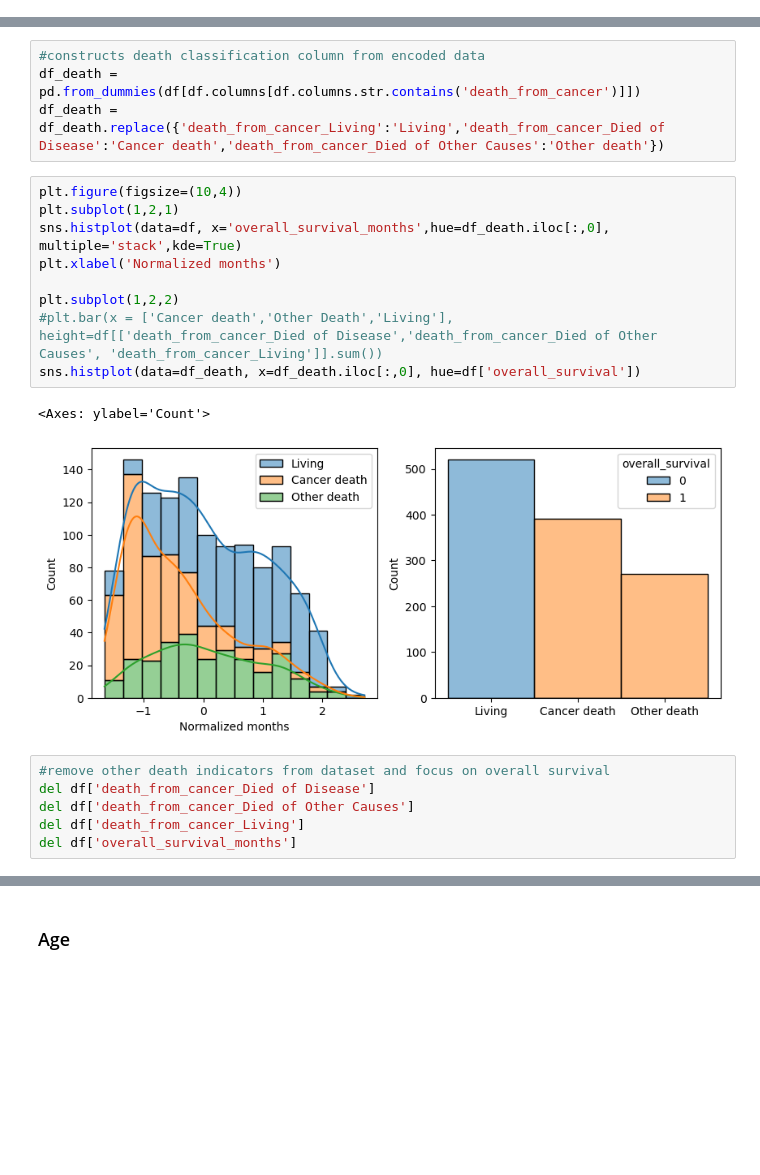
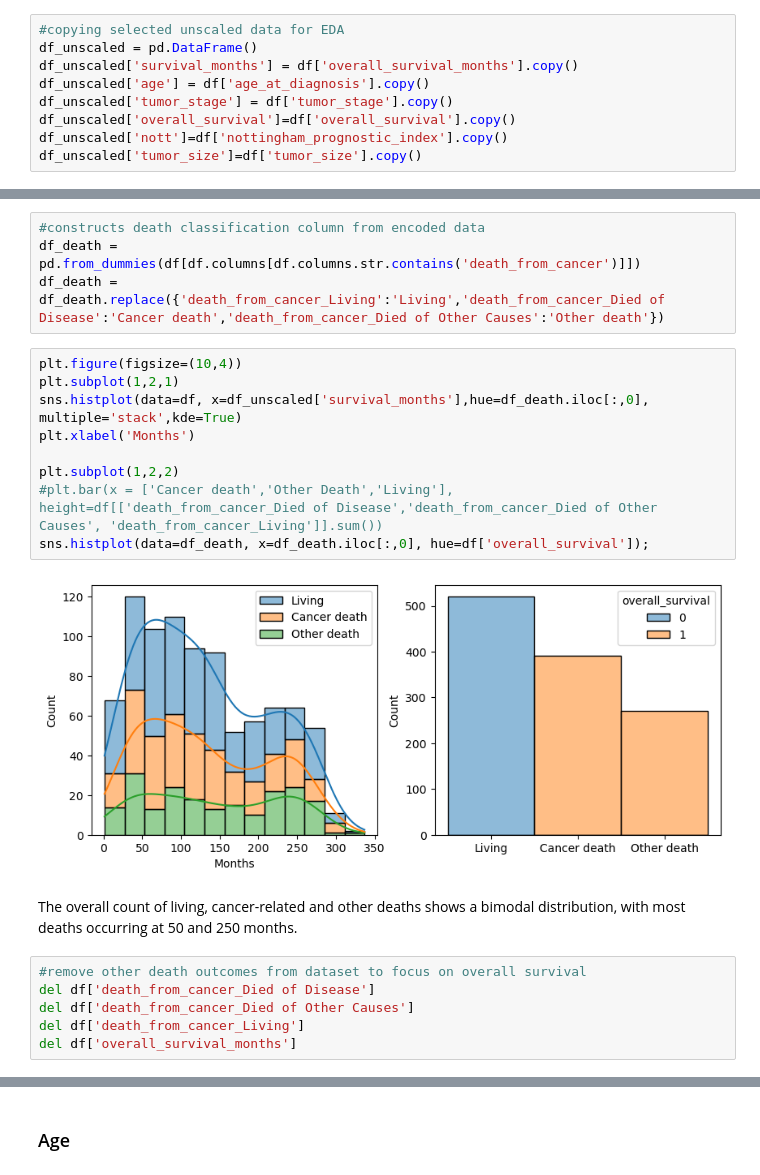
Before and after one commit to NinaCilliers/breast_cancer, a Jupyter notebook: breast_cancer.ipynb, the cells around one changed output, grey strips where cells are left out. Cells and saved outputs as stored; diff of their text form; blank space fills up the shorter version.

```diff
--- a/breast_cancer.ipynb
+++ b/breast_cancer.ipynb
@@ -185,6 +209,15 @@ df.shape
 #selecting features that will be scaled
 to_scale = [col for col in df if df[col].unique().shape[0] > 2]
 not_scaled = [col for col in df if df[col].unique().shape[0] <= 2]
+# %%
+#copying selected unscaled data for EDA
+df_unscaled = pd.DataFrame()
+df_unscaled['survival_months'] = df['overall_survival_months'].copy()
+df_unscaled['age'] = df['age_at_diagnosis'].copy()
+df_unscaled['tumor_stage'] = df['tumor_stage'].copy()
+df_unscaled['overall_survival']=df['overall_survival'].copy()
+df_unscaled['nott']=df['nottingham_prognostic_index'].copy()
+df_unscaled['tumor_size']=df['tumor_size'].copy()
 # %%
 #normalizing features
 #I believe I have found a glitch with column transformer using dataframes and passthrough
@@ -214,17 +247,18 @@ df_death = df_death.replace({'death_from_cancer_Living':'Living','death_from_can
 # %%
 plt.figure(figsize=(10,4))
 plt.subplot(1,2,1)
-sns.histplot(data=df, x='overall_survival_months',hue=df_death.iloc[:,0], multiple='stack',kde=True)
-plt.xlabel('Normalized months')
+sns.histplot(data=df, x=df_unscaled['survival_months'],hue=df_death.iloc[:,0], multiple='stack',kde=True)
+plt.xlabel('Months')
 
 plt.subplot(1,2,2)
 #plt.bar(x = ['Cancer death','Other Death','Living'], height=df[['death_from_cancer_Died of Disease','death_from_cancer_Died of Other Causes', 'death_from_cancer_Living']].sum())
-sns.histplot(data=df_death, x=df_death.iloc[:,0], hue=df['overall_survival'])
+sns.histplot(data=df_death, x=df_death.iloc[:,0], hue=df['overall_survival']);
 # %% [output]
-<Axes: ylabel='Count'>
-[figure, old version]
+[figure, new version]
+# %% [markdown]
+The overall count of living, cancer-related and other deaths shows a bimodal distribution, with most deaths occurring at 50 and 250 months.
 # %%
-#remove other death indicators from dataset and focus on overall survival
+#remove other death outcomes from dataset to focus on overall survival
 del df['death_from_cancer_Died of Disease']
 del df['death_from_cancer_Died of Other Causes']
 del df['death_from_cancer_Living']
```
Also changed, not shown: parts of 78 cells of this notebook.
